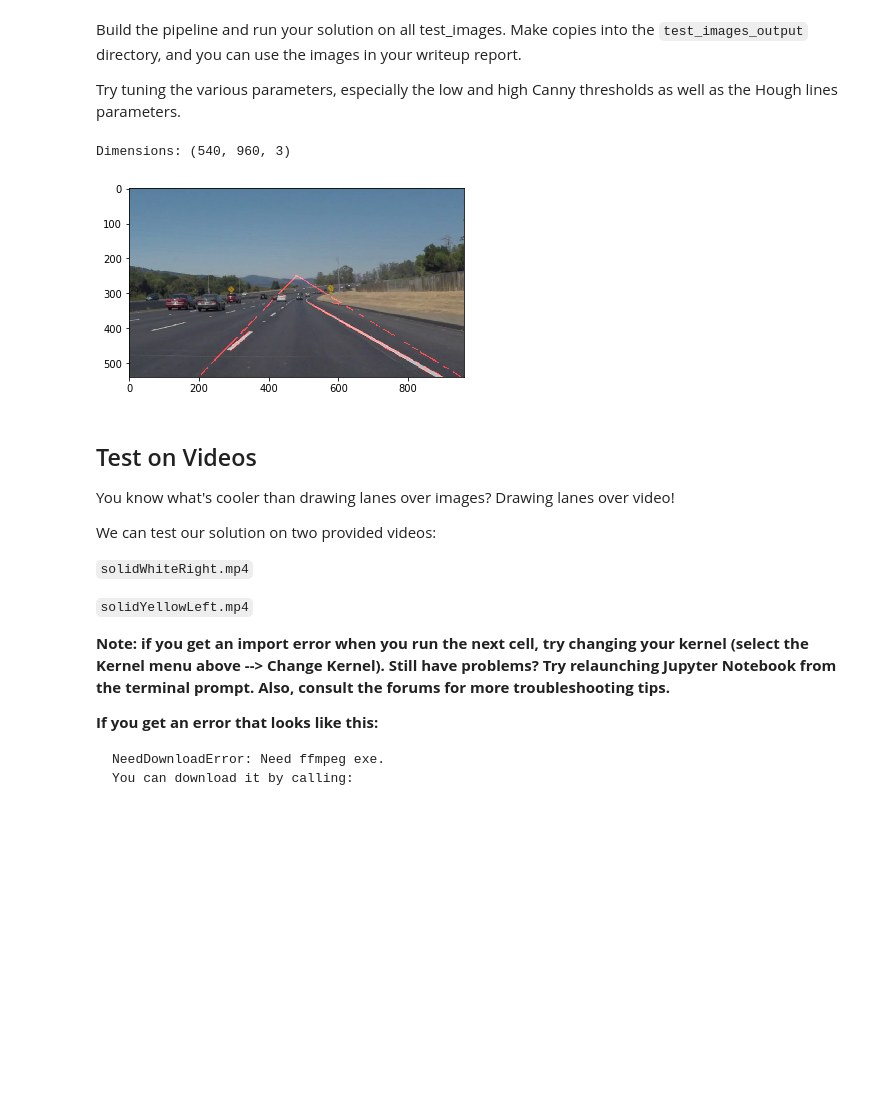
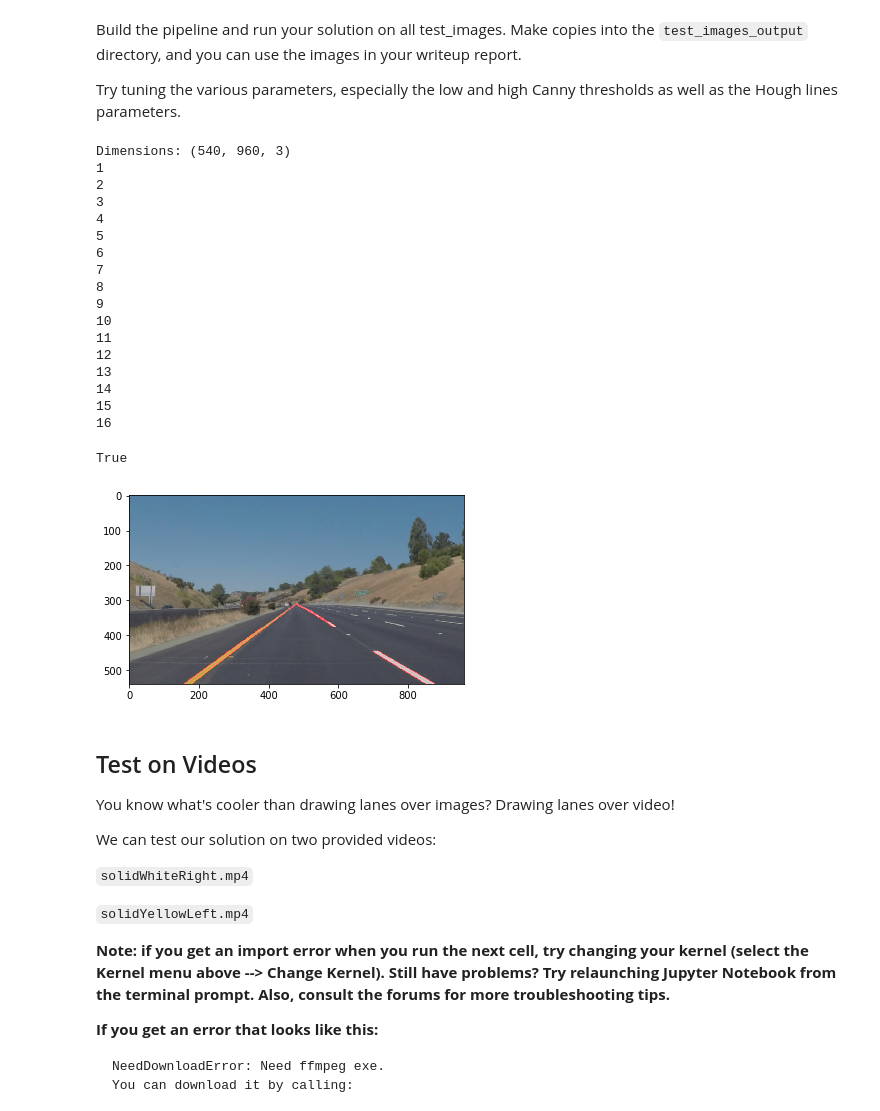
Before and after one commit to tnazikian/CarND-LaneLines-P1, a Jupyter notebook: P1.ipynb, the cells around one changed output. Cells and saved outputs as stored; diff of their text form; code cells hidden in the pictures; blank space fills up the shorter version.

Commit message:
better contours for region selection

```diff
--- a/P1.ipynb
+++ b/P1.ipynb
@@ -200,26 +226,19 @@ Try tuning the various parameters, especially the low and high Canny thresholds
 """
 Takes in an image and returns a canny image displaying the hough lines
 """
-def pipeline(image):
+def pipeline(image, show=True):
     img = mpimg.imread(image)
 
 
     #Get the size of the picture and copy it for modification
     xsize = img.shape[0]
     ysize = img.shape[1]
+    imshape = img.shape
     print("Dimensions:", img.shape)
     region_select = np.copy(img)
 
-    #Get a triangular region of interest
-    left_bottom = [200, 539]
-    right_bottom = [950, 539]
-    apex = [480, 250]
-    vertices = np.array([left_bottom, right_bottom, apex], dtype=np.int32)
-    a3 = np.array( [[left_bottom, right_bottom, apex]], dtype=np.int32 )
-    region = region_of_interest(region_select, a3)
-
     #apply a grayscale
-    gray = grayscale(region)
+    gray = grayscale(region_select)
 
     #Gaussian smoothing stage
     kernel_size = 5
@@ -230,27 +249,56 @@ def pipeline(image):
     high = 150
     masked_edges = canny(gsmth, low, high)
 
+    #Get a triangular region of interest
+    left_bottom = [150, 539]
+    right_bottom = [950, 539]
+    apex = [480, 310]
+    vertices = np.array([[(0,imshape[0]),(450, 290), (490, 290), (imshape[1],imshape[0])]], dtype=np.int32)
+    vertices = np.array([[left_bottom, right_bottom, apex]], dtype=np.int32)
+    masked_region = region_of_interest(masked_edges, vertices)
+
     #Hough transform
-    rho = 1
+    rho = 2
     theta = np.pi/180
-    threshold = 1
-    min_line_length = 10
-    max_line_gap = 1
+    threshold = 15
+    min_line_length = 40
+    max_line_gap = 20
     line_image = np.copy(img)*0 #blank image to draw lines on
 
     # Run Hough on edge detected image
-    line_image = hough_lines(masked_edges, rho, theta, threshold, min_line_length, max_line_gap)
+    line_image = hough_lines(masked_region, rho, theta, threshold, min_line_length, max_line_gap)
 
     # Create a weighted image with color and hough lines
     weighted = weighted_img(line_image, img)
 
-    plt.imshow(weighted)
+    if show:
+        plt.imshow(weighted)
+
+    return weighted
-# %%
-
-pipeline('test_images/solidWhiteCurve.jpg')
-# %% [output]
-Dimensions: (540, 960, 3)
-[figure, removed]
+# %%
+
+out = pipeline('test_images/solidYellowCurve2.jpg', show=True)
+cv2.imwrite('out.png', out)
+# %% [output]
+Dimensions: (540, 960, 3)
+1
+2
+3
+4
+5
+6
+7
+8
+9
+10
+11
+12
+13
+14
+15
+16
+True
+[figure, added]
 # %% [markdown]
 ## Test on Videos
 
```
Also changed, not shown: parts of 1 cell of this notebook, 1 other file.
